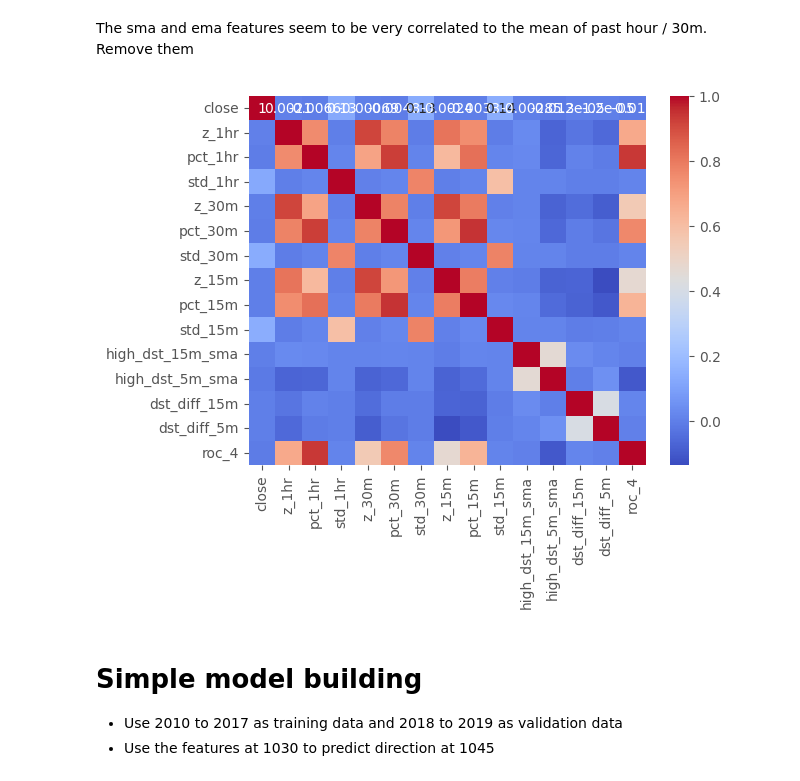
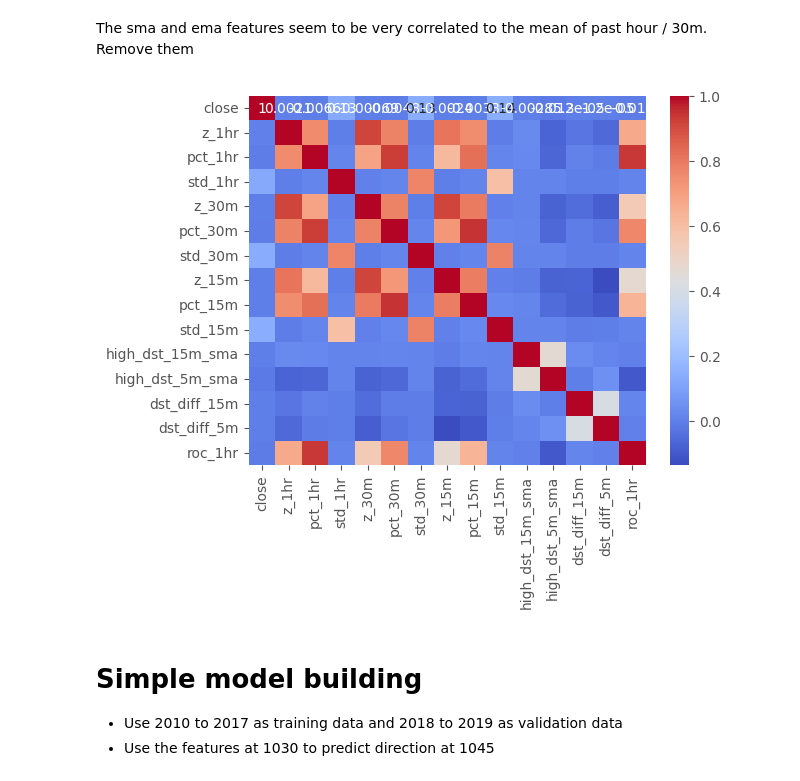
Before and after one commit to daQuincy/Takumi, a Jupyter notebook: 005 - feature_engineering_1.ipynb, the cells around one changed output. Cells and saved outputs as stored; diff of their text form; code cells hidden in the pictures.

```diff
--- a/005 - feature_engineering.ipynb
+++ b/005 - feature_engineering_1.ipynb
@@ -548,7 +549,7 @@ for day in days[:2]:
     ax2 = ax1.twinx()
     line2 = ax2.plot(df_day['time'], df_day['close'], color='green', linestyle='--', label='Close')
 
-    for i, direction in enumerate(df_day['direction_1hr']):
+    for i, direction in enumerate(df_day['direction_30m']):
         ax2.text(df_day.loc[i, 'time'], df_day.loc[i, 'close'], direction,
                 ha='center', va='bottom', fontsize=8, color='red')
 
@@ -565,0 +565,25 @@ TODO: check for correlation between rolling difference and future price directio
+# %%
+days = df_data['datetime'].dt.date.unique()
+df_result = []
+for day in days:
+    df_day = df_data[df_data['datetime'].dt.date == day]
+    indices = df_day[df_day['dst_diff_15m'] >= 0.2].index
+
+    # Create a new column to track consecutive down timesteps
+    df_day['consecutive_down'] = 0
+
+    # Count consecutive down timesteps after dst_diff_15m >= 0.2
+    for idx in indices:
+        count_down = 0
+        next_idx = idx + 1
+
+        while next_idx <= indices[-1] and df_day.at[next_idx, 'direction_1hr'] == 'down':
+            count_down += 1
+            next_idx += 1
+
+        df_day.at[idx, 'consecutive_down'] = count_down
+
+    df_result.append(df_day)
+
+df_result = pd.concat(df_result)
+df_result.head()
@@ -572,10 +634,10 @@ for day, df_day in tqdm.tqdm(df_data.groupby(pd.Grouper(key='datetime', freq='D'
     if df_day.shape[0] == 0:
         continue
 
-    df_day['ema_4'] = ta.trend.ema_indicator(close=df_day['close'], window=4)
-    df_day['ema_8'] = ta.trend.ema_indicator(close=df_day['close'], window=8)
-    df_day['sma_4'] = ta.trend.sma_indicator(close=df_day['close'], window=4)
-    df_day['sma_8'] = ta.trend.sma_indicator(close=df_day['close'], window=8)
+    df_day['ema_1hr'] = ta.trend.ema_indicator(close=df_day['close'], window=4)
+    df_day['ema_2hr'] = ta.trend.ema_indicator(close=df_day['close'], window=8)
+    df_day['sma_1hr'] = ta.trend.sma_indicator(close=df_day['close'], window=4)
+    df_day['sma_2hr'] = ta.trend.sma_indicator(close=df_day['close'], window=8)
 
     df_result.append(df_day)
 
@@ -617,8 +679,8 @@ for day, df_day in tqdm.tqdm(df_data.groupby(pd.Grouper(key='datetime', freq='D'
     if df_day.shape[0] == 0:
         continue
 
-    df_day['roc_4'] = ta.momentum.ROCIndicator(df_day['close'], window=4).roc()
-    df_day['roc_8'] = ta.momentum.ROCIndicator(df_day['close'], window=8).roc()
+    df_day['roc_1hr'] = ta.momentum.ROCIndicator(df_day['close'], window=4).roc()
+    df_day['roc_2hr'] = ta.momentum.ROCIndicator(df_day['close'], window=8).roc()
 
     df_result.append(df_day)
 
@@ -675,13 +737,13 @@ plt.show()
 # %% [markdown]
 The sma and ema features seem to be very correlated to the mean of past hour / 30m. Remove them
 # %%
-df_data = df_data.drop(['ema_4', 'ema_8', 'sma_4', 'sma_8', 'roc_8', 'mean_1hr', 'mean_30m', 'mean_15m'], axis=1)
+df_data = df_data.drop(['ema_1hr', 'ema_2hr', 'sma_1hr', 'sma_2hr', 'roc_2hr', 'mean_1hr', 'mean_30m', 'mean_15m'], axis=1)
 df_num = df_data.select_dtypes(include=['number'])
 correlations = df_num.corr()
 sns.heatmap(correlations, annot=True, cmap='coolwarm')
 plt.show()
 # %% [output]
-[figure, old version]
+[figure, new version]
 # %% [markdown]
 # Simple model building
 - Use 2010 to 2017 as training data and 2018 to 2019 as validation data
```
Also changed, not shown: parts of 24 cells of this notebook, 2 other files.
